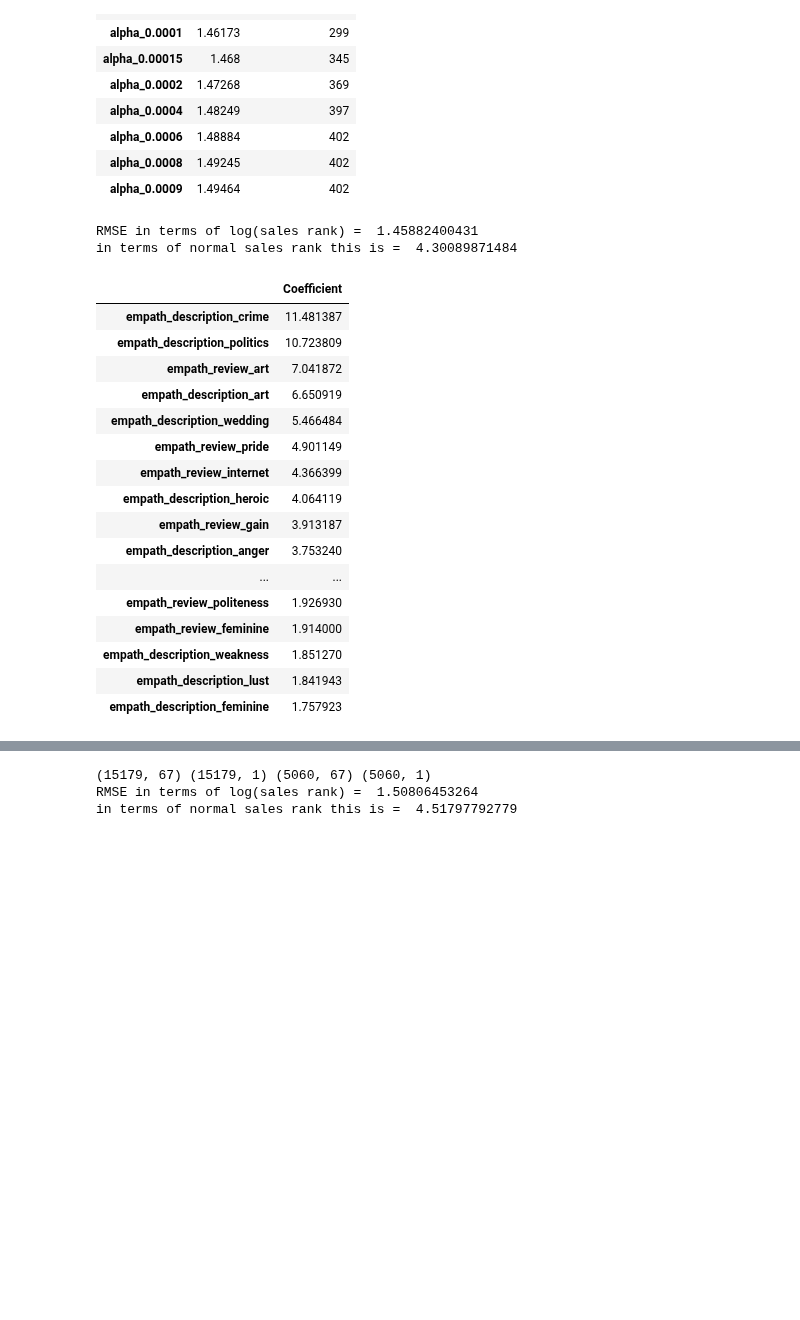
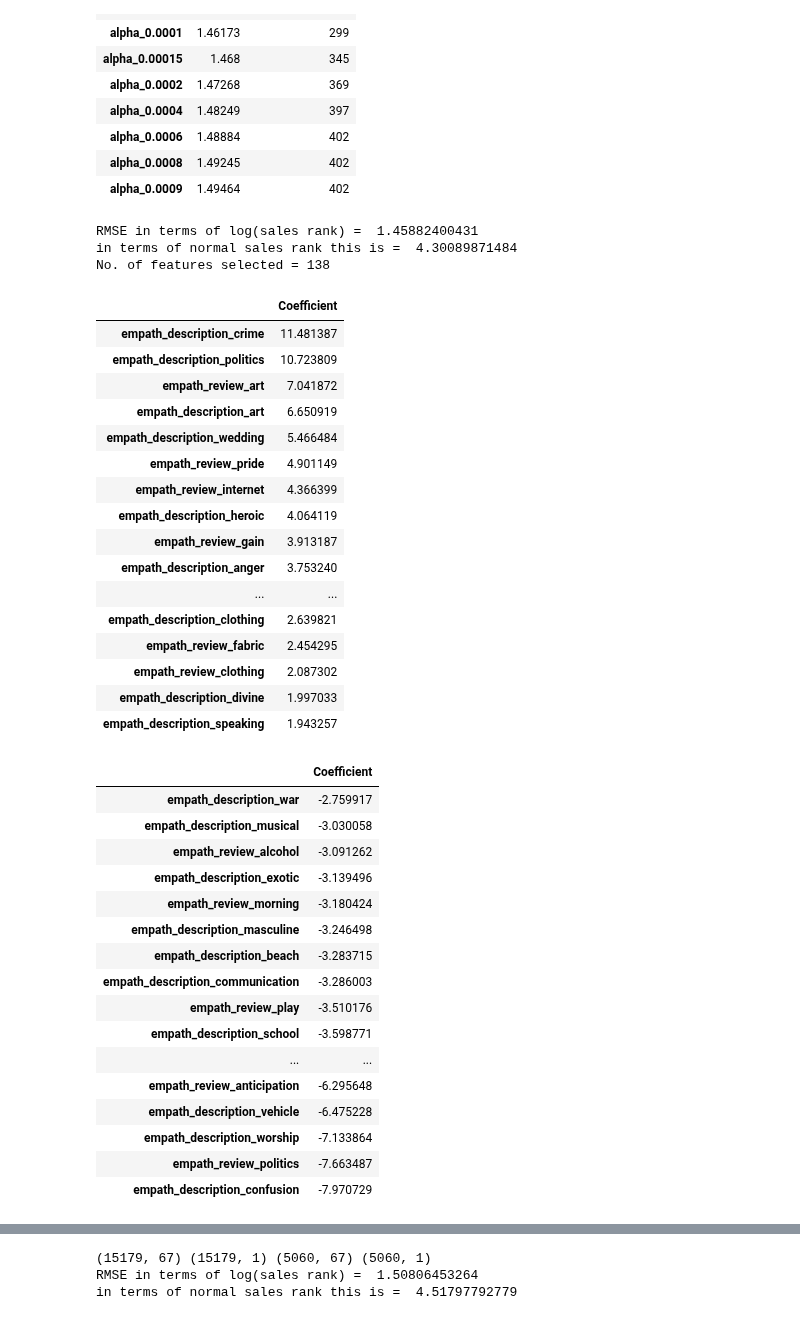
Before and after one commit to Aparna-Gupta/amazon_yolo, a Jupyter notebook: LinearRegressionPipeline.ipynb, the cells around one changed output, grey strips where cells are left out. Cells and saved outputs as stored; diff of their text form; code cells hidden in the pictures; blank space fills up the shorter version.

```diff
--- a/LinearRegressionPipeline.ipynb
+++ b/LinearRegressionPipeline.ipynb
@@ -220,38 +213,57 @@ x = data.loc[:, data.columns != 'salesRank']
 names = x.columns.tolist()
 lasso = Lasso(alpha=0.00008,normalize=True, max_iter=10000)
 lasso.fit(x, y)
 y_pred = lasso.predict(x)
 
 rmse = np.sqrt(metrics.mean_squared_error(y, y_pred))
 print("RMSE in terms of log(sales rank) = ",rmse)
 print("in terms of normal sales rank this is = ", np.e**(rmse))
+print("No. of features selected =",len(goodFeaturesDict))
 goodFeaturesDict = {}
 for n,c in zip(names, lasso.coef_):
     if c != 0.0:
         goodFeaturesDict[n] = c
-
-# get the top 25 features by coefficients
+# get the top and bottom 10 features by coefficients
 good_features_df = pd.DataFrame.from_dict(goodFeaturesDict,orient='index')
 good_features_df = good_features_df.sort_values(by=0,ascending=False)
 good_features_df.columns = ["Coefficient"]
-good_features_df.head(25)
+display(good_features_df.head(20))
+display(good_features_df.tail(20))
 # %% [output]
 RMSE in terms of log(sales rank) =  1.45882400431
 in terms of normal sales rank this is =  4.30089871484
+No. of features selected = 138
 |  | Coefficient |
 | empath_description_crime | 11.481387 |
 | empath_description_politics | 10.723809 |
 | empath_review_art | 7.041872 |
 | empath_description_art | 6.650919 |
 | empath_description_wedding | 5.466484 |
 | empath_review_pride | 4.901149 |
 | empath_review_internet | 4.366399 |
 | empath_description_heroic | 4.064119 |
 | empath_review_gain | 3.913187 |
 | empath_description_anger | 3.753240 |
 | ... | ... |
-| empath_review_politeness | 1.926930 |
-| empath_review_feminine | 1.914000 |
-| empath_description_weakness | 1.851270 |
-| empath_description_lust | 1.841943 |
-| empath_description_feminine | 1.757923 |
+| empath_description_clothing | 2.639821 |
+| empath_review_fabric | 2.454295 |
+| empath_review_clothing | 2.087302 |
+| empath_description_divine | 1.997033 |
+| empath_description_speaking | 1.943257 |
+|  | Coefficient |
+| empath_description_war | -2.759917 |
+| empath_description_musical | -3.030058 |
+| empath_review_alcohol | -3.091262 |
+| empath_description_exotic | -3.139496 |
+| empath_review_morning | -3.180424 |
+| empath_description_masculine | -3.246498 |
+| empath_description_beach | -3.283715 |
+| empath_description_communication | -3.286003 |
+| empath_review_play | -3.510176 |
+| empath_description_school | -3.598771 |
+| ... | ... |
+| empath_review_anticipation | -6.295648 |
+| empath_description_vehicle | -6.475228 |
+| empath_description_worship | -7.133864 |
+| empath_review_politics | -7.663487 |
+| empath_description_confusion | -7.970729 |
```
Also changed, not shown: parts of 9 cells of this notebook, 1 other file.
